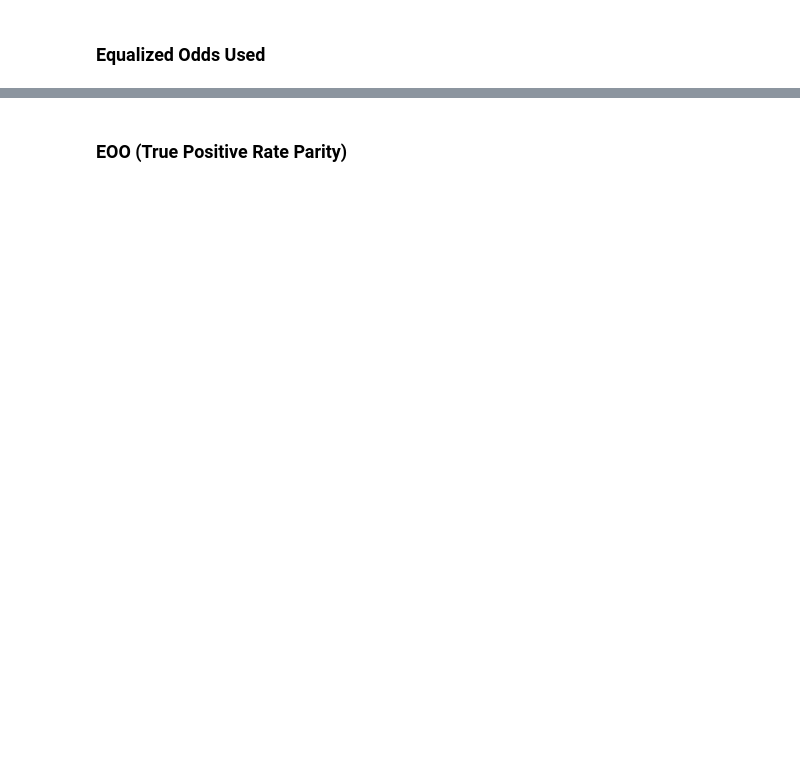
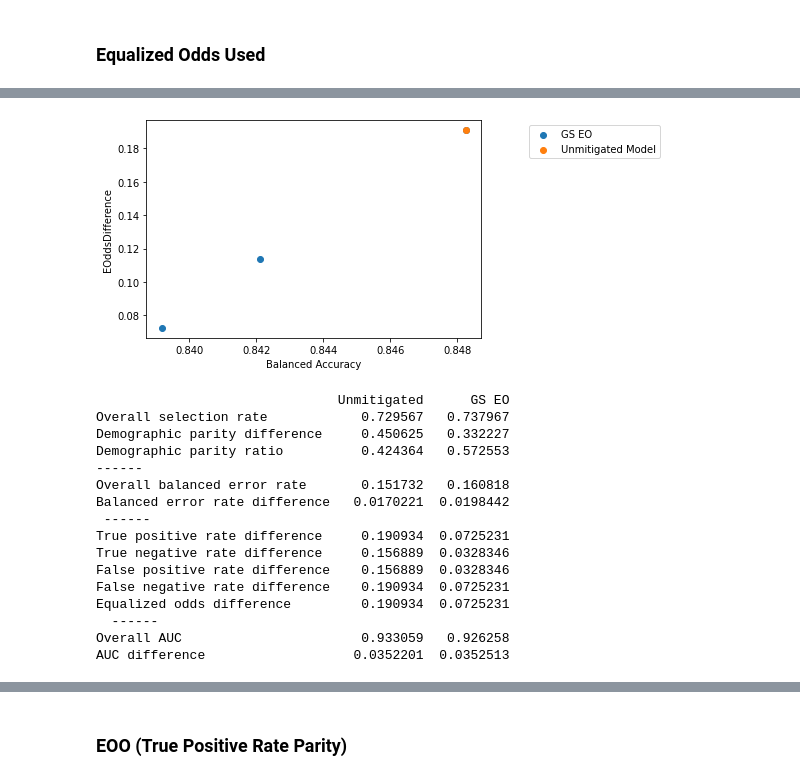
Before and after one commit to lydiatliu/delayedimpact, a Jupyter notebook: notebooks/simData_classification_dt.ipynb, the cells around one changed output, grey strips where cells are left out. Cells and saved outputs as stored; diff of their text form; code cells hidden in the pictures; blank space fills up the shorter version.

```diff
--- a/notebooks/simData_classification_dt.ipynb
+++ b/notebooks/simData_classification_dt.ipynb
@@ -340,4 +654,4 @@ models_dict
 # %% [markdown]
 ### Equalized Odds Used
 # %%
-gs_eo, tnr, tpr, fner, fper, sr_overall, di_black, di_white, dp_diff, eod_diff = add_constraint(model, 'EO', 'GS', X_train, y_train, race_train, race_test, X_test, y_test, y_predict, sample_weight_test, False)
+mitigator, results_overall, results_black, results_white= add_constraint(model, 'EO', 'GS', X_train, y_train, race_train, race_test, X_test, y_test, y_predict, sample_weight_test, False)
@@ -348,5 +717,23 @@ print(lambda_vecs[0])
 # %%
-grid_search_show(gs_eo, equalized_odds_difference, y_predict, X_test, y_test, race_test, 'EOddsDifference','GS EO', models_dict, 0.3)
+grid_search_show(mitigator, equalized_odds_difference, y_predict, X_test, y_test, race_test, 'EOddsDifference','GS EO', models_dict, 0.3)
+# %% [output]
+[figure, added]
+                               Unmitigated      GS EO
+Overall selection rate            0.729567   0.737967
+Demographic parity difference     0.450625   0.332227
+Demographic parity ratio          0.424364   0.572553
+------
+Overall balanced error rate       0.151732   0.160818
+Balanced error rate difference   0.0170221  0.0198442
+ ------
+True positive rate difference     0.190934  0.0725231
+True negative rate difference     0.156889  0.0328346
+False positive rate difference    0.156889  0.0328346
+False negative rate difference    0.190934  0.0725231
+Equalized odds difference         0.190934  0.0725231
+  ------
+Overall AUC                       0.933059   0.926258
+AUC difference                   0.0352201  0.0352513
 # %%
 models_dict.pop('GS EO')
 models_dict
```
Also changed, not shown: parts of 49 cells of this notebook, 2 other files.
